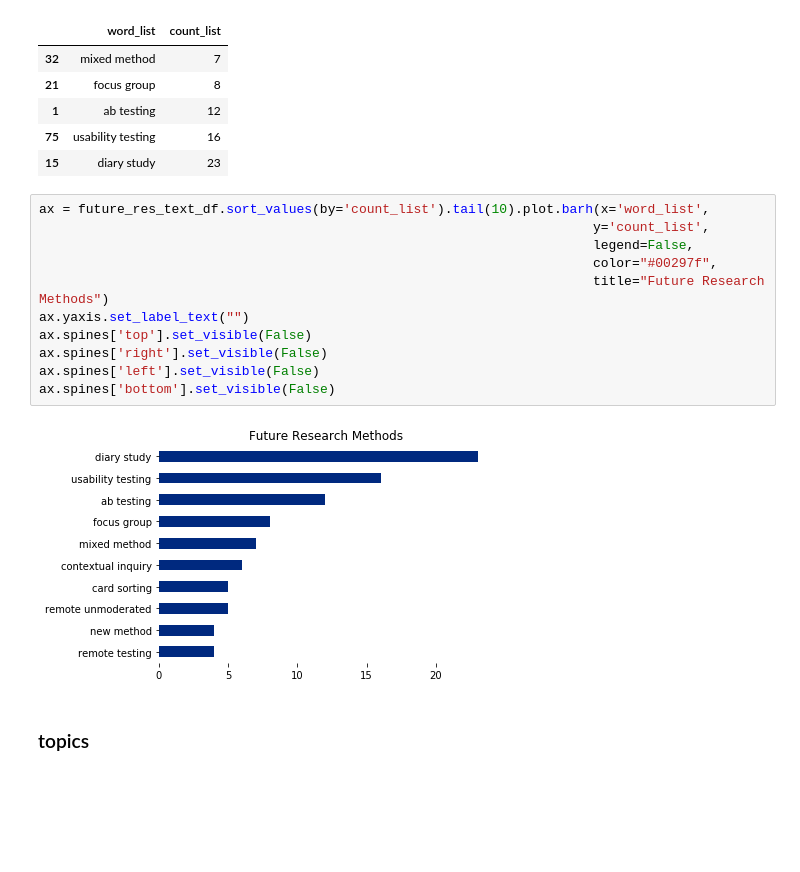
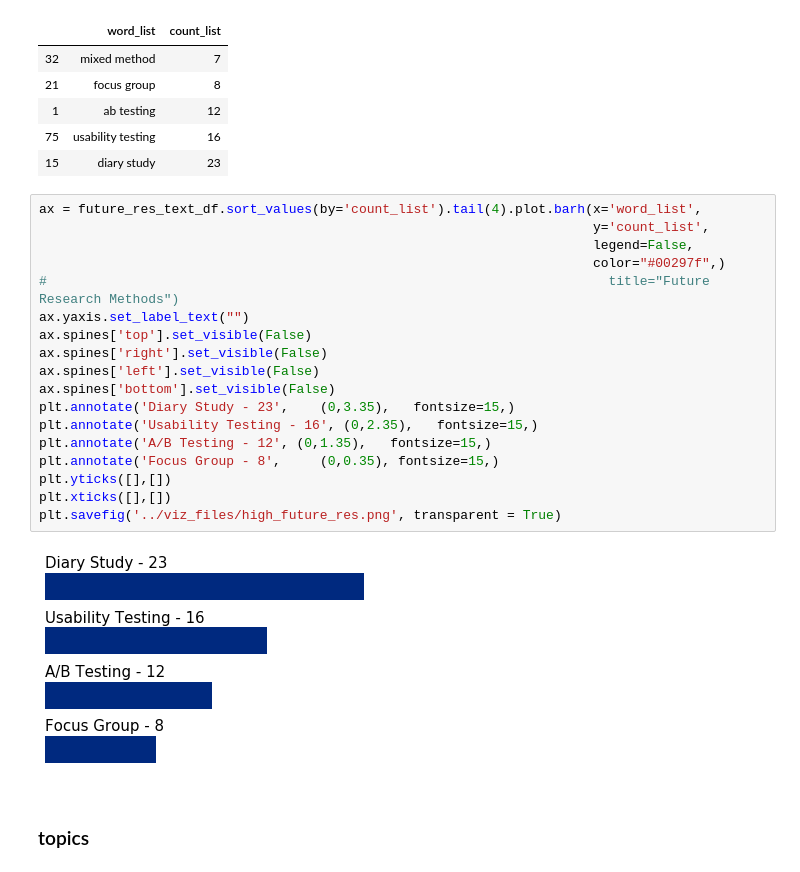
Before and after one commit to PersonaPredicta/Survey_Says..., a Jupyter notebook: fred/MVPhigh.ipynb, the cells around one changed output. Drawn from its saved outputs; the diff is of its cells as text; blank space fills up the shorter version.

```diff
--- a/fred/MVPhigh.ipynb
+++ b/fred/MVPhigh.ipynb
@@ -332,18 +340,25 @@ future_res_text_df.sort_values(by='count_list').tail(5)
 | 75 | usability testing | 16 |
 | 15 | diary study | 23 |
 # %%
-ax = future_res_text_df.sort_values(by='count_list').tail(10).plot.barh(x='word_list',
+ax = future_res_text_df.sort_values(by='count_list').tail(4).plot.barh(x='word_list',
                                                                        y='count_list',
                                                                        legend=False,
-                                                                       color="#00297f",
-                                                                       title="Future Research Methods")
+                                                                       color="#00297f",)
+#                                                                        title="Future Research Methods")
 ax.yaxis.set_label_text("")
 ax.spines['top'].set_visible(False)
 ax.spines['right'].set_visible(False)
 ax.spines['left'].set_visible(False)
 ax.spines['bottom'].set_visible(False)
+plt.annotate('Diary Study - 23',    (0,3.35),   fontsize=15,)
+plt.annotate('Usability Testing - 16', (0,2.35),   fontsize=15,)
+plt.annotate('A/B Testing - 12', (0,1.35),   fontsize=15,)
+plt.annotate('Focus Group - 8',     (0,0.35), fontsize=15,)
+plt.yticks([],[])
+plt.xticks([],[])
+plt.savefig('../viz_files/high_future_res.png', transparent = True)
 # %% [output]
-[figure, old version]
+[figure, new version]
 # %% [markdown]
 ### topics
 # %%
```
Also changed, not shown: parts of 3 cells of this notebook.
